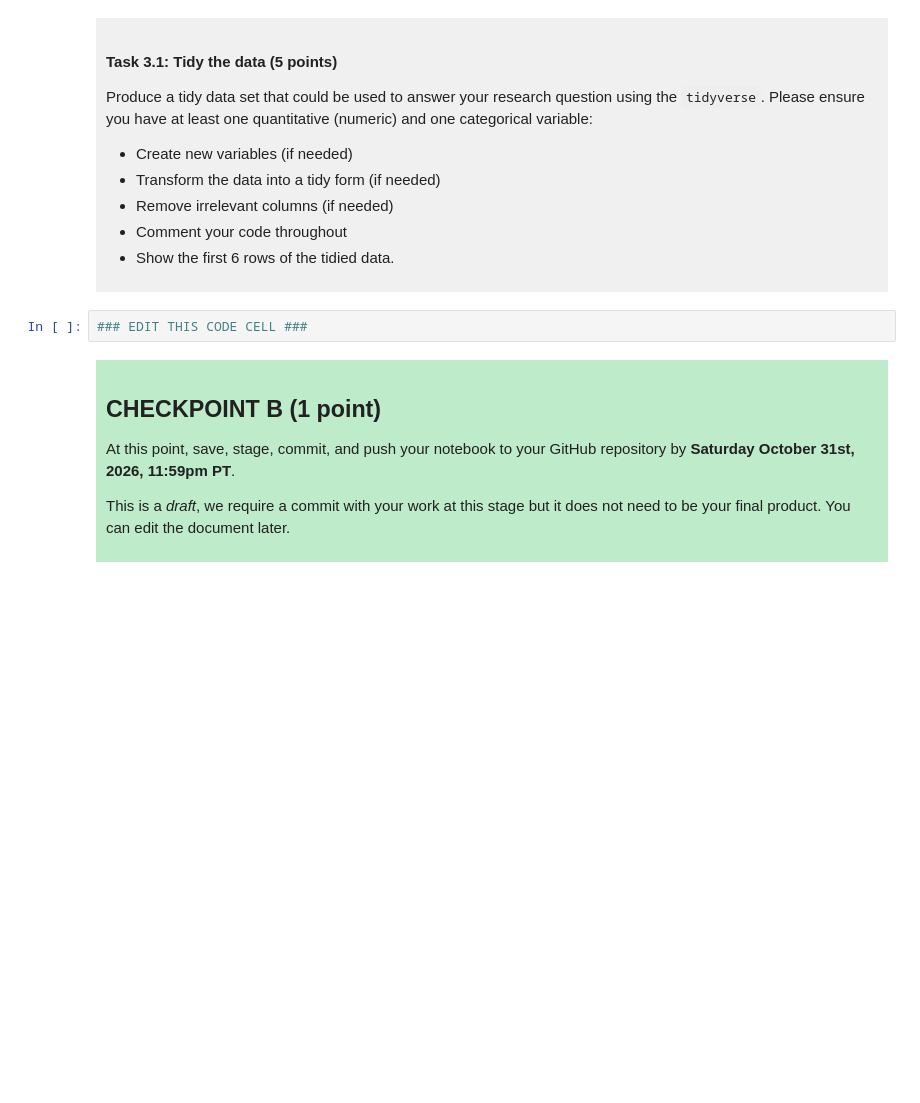
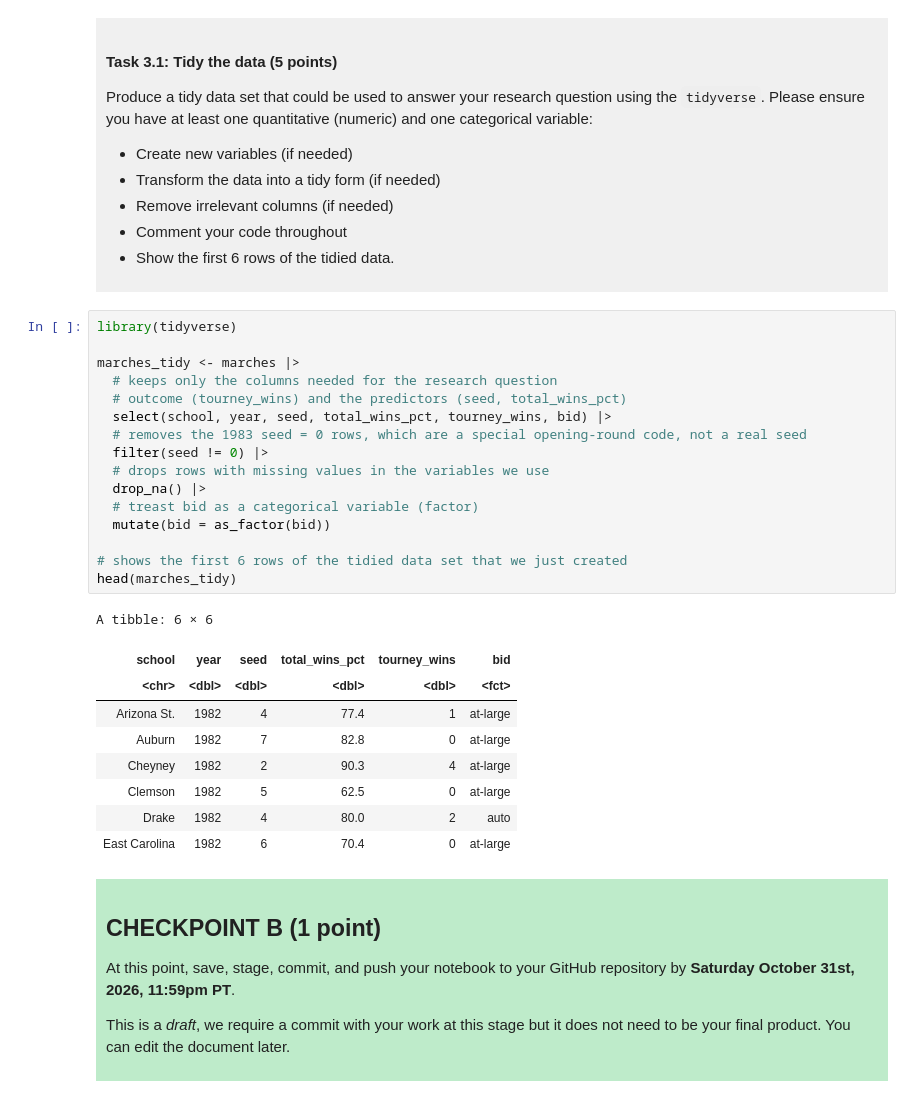
Before and after one commit to Ike4nole/dsci-100-project-ison-au, a Jupyter notebook: dsci-100-project-notebook.ipynb, the cells around one changed output. Saved outputs shown, nothing was run; the diff lists cells and outputs as text; blank space fills up the shorter version.

```diff
--- a/dsci-100-project-notebook.ipynb
+++ b/dsci-100-project-notebook.ipynb
@@ -189,7 +221,31 @@ Produce a tidy data set that could be used to answer your research question usin
 
 </div>
 # %%
-### EDIT THIS CODE CELL ###
+library(tidyverse)
+
+marches_tidy <- marches |>
+  # keeps only the columns needed for the research question
+  # outcome (tourney_wins) and the predictors (seed, total_wins_pct)
+  select(school, year, seed, total_wins_pct, tourney_wins, bid) |>
+  # removes the 1983 seed = 0 rows, which are a special opening-round code, not a real seed
+  filter(seed != 0) |>
+  # drops rows with missing values in the variables we use
+  drop_na() |>
+  # treast bid as a categorical variable (factor)
+  mutate(bid = as_factor(bid))
+
+# shows the first 6 rows of the tidied data set that we just created
+head(marches_tidy)
+# %% [output]
+A tibble: 6 × 6
+| school | year | seed | total_wins_pct | tourney_wins | bid |
+| <chr> | <dbl> | <dbl> | <dbl> | <dbl> | <fct> |
+| Arizona St. | 1982 | 4 | 77.4 | 1 | at-large |
+| Auburn | 1982 | 7 | 82.8 | 0 | at-large |
+| Cheyney | 1982 | 2 | 90.3 | 4 | at-large |
+| Clemson | 1982 | 5 | 62.5 | 0 | at-large |
+| Drake | 1982 | 4 | 80.0 | 2 | auto |
+| East Carolina | 1982 | 6 | 70.4 | 0 | at-large |
 # %% [markdown]
 <div style="background-color: #beebca; padding: 10px;">
 
```
Also changed, not shown: parts of 4 cells of this notebook.
